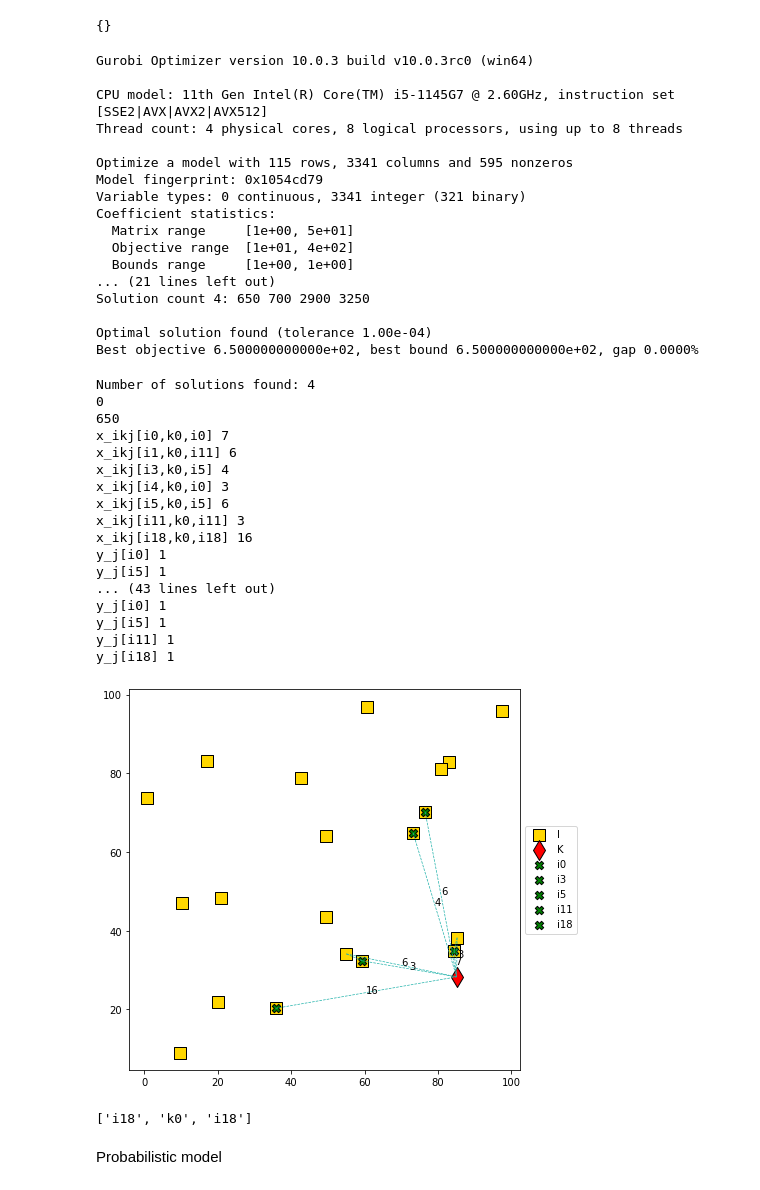
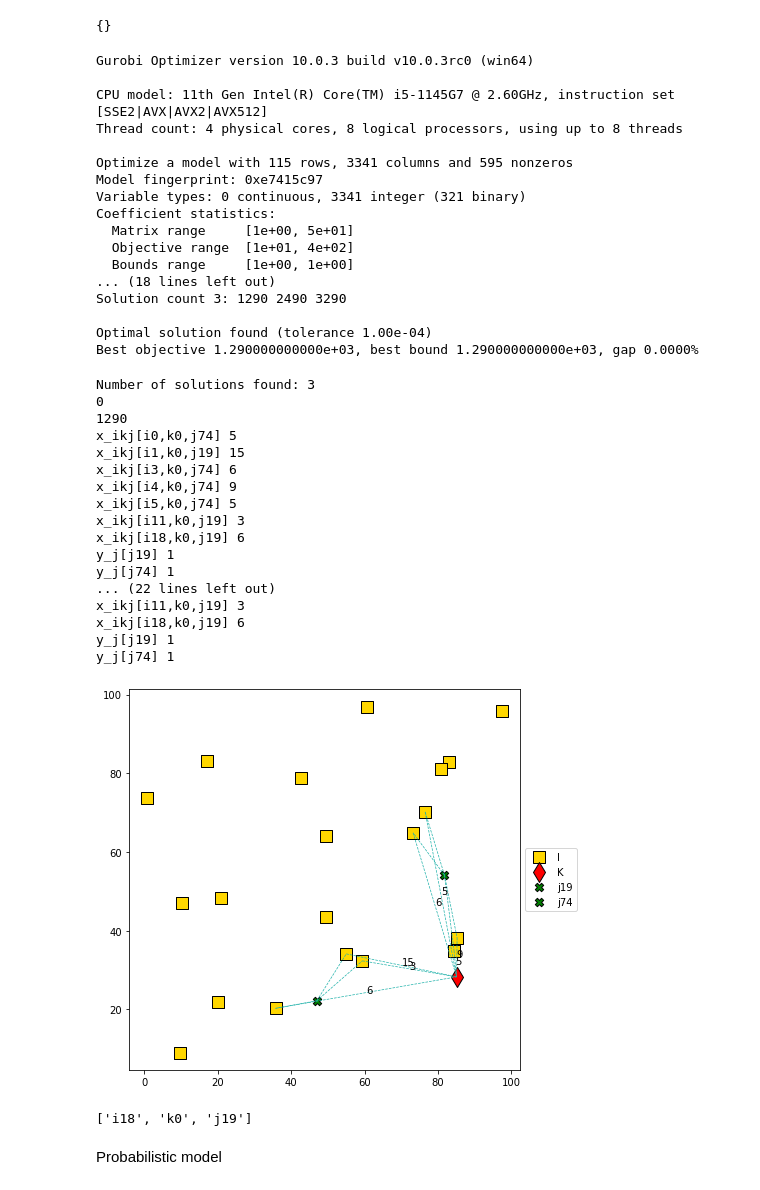
Before and after one commit to petrenaa/Master_Thesis_Drone_Specimen_Delivery, a Jupyter notebook: Specimen Delivery Project.ipynb, the cells around one changed output. Drawn from its saved outputs; the diff is of its cells as text; code cells hidden in the pictures.

```diff
--- a/Specimen Delivery Project.ipynb
+++ b/Specimen Delivery Project.ipynb
@@ -75,7 +75,7 @@ for j in J.index:
     if j.startswith('j'):
         beta[j] = 400
     else:
-        beta[j] = 50
+        beta[j] = 400
 
 q_j = {j: 50 for j in J.index}
 up_bound = 12
@@ -264,17 +264,17 @@ CPU model: 11th Gen Intel(R) Core(TM) i5-1145G7 @ 2.60GHz, instruction set [SSE2
 Thread count: 4 physical cores, 8 logical processors, using up to 8 threads
 
 Optimize a model with 115 rows, 3341 columns and 595 nonzeros
-Model fingerprint: 0x1054cd79
+Model fingerprint: 0xe7415c97
 Variable types: 0 continuous, 3341 integer (321 binary)
 Coefficient statistics:
   Matrix range     [1e+00, 5e+01]
   Objective range  [1e+01, 4e+02]
   Bounds range     [1e+00, 1e+00]
-... (21 lines left out)
-Solution count 4: 650 700 2900 3250
+... (18 lines left out)
+Solution count 3: 1290 2490 3290
 
 Optimal solution found (tolerance 1.00e-04)
-Best objective 6.500000000000e+02, best bound 6.500000000000e+02, gap 0.0000%
+Best objective 1.290000000000e+03, best bound 1.290000000000e+03, gap 0.0000%
 # %%
 def ListSolution(model):
         nSolutions = model.SolCount
@@ -293,58 +293,57 @@ def ListSolution(model):
         print("\n")
 
 ListSolution(model_det)
-#model_det.setParamGRB.Param.SolutionNumber, 0)
 # %% [output]
-Number of solutions found: 4
+Number of solutions found: 3
 0
-650
-x_ikj[i0,k0,i0] 7
-x_ikj[i1,k0,i11] 6
-x_ikj[i3,k0,i5] 4
-x_ikj[i4,k0,i0] 3
-x_ikj[i5,k0,i5] 6
-x_ikj[i11,k0,i11] 3
-x_ikj[i18,k0,i18] 16
-y_j[i0] 1
-y_j[i5] 1
-... (43 lines left out)
-y_j[i0] 1
-y_j[i5] 1
-y_j[i11] 1
-y_j[i18] 1
+1290
+x_ikj[i0,k0,j74] 5
+x_ikj[i1,k0,j19] 15
+x_ikj[i3,k0,j74] 6
+x_ikj[i4,k0,j74] 9
+x_ikj[i5,k0,j74] 5
+x_ikj[i11,k0,j19] 3
+x_ikj[i18,k0,j19] 6
+y_j[j19] 1
+y_j[j74] 1
+... (22 lines left out)
+x_ikj[i11,k0,j19] 3
+x_ikj[i18,k0,j19] 6
+y_j[j19] 1
+y_j[j74] 1
 # %%
 def SolutionGraph(I, K, J, model):
 
         axs, fig = plt.subplots(1, 1, figsize = (7, 7))
 
         fig.scatter(I['Latitude'], I['Longtitude'], color = 'gold', edgecolors = 'black',
                                 marker = 's', s = 150, label = 'I')
         fig.scatter(K['Latitude'], K['Longtitude'], color = 'red', edgecolors = 'black',
                                 marker = 'd', s = 200, label = 'K')
 
-        model.setParam(GRB.Param.SolutionNumber, 1)
+        model.setParam(GRB.Param.SolutionNumber, 0)
         for v in model.getVars():
                 if v.xn > 0:
                         if v.varName.startswith('x_ikj'):
                                 indices_x = v.varName[6:-1].split(',') #drop variable name and brackets and convert to a list of indices
                                 fig.plot((J.loc[indices_x[2], 'Latitude'], I.loc[indices_x[0], 'Latitude']),
                                         (J.loc[indices_x[2], 'Longtitude'], I.loc[indices_x[0], 'Longtitude']),
                                         color = 'lightseagreen', linestyle = "--", linewidth = 0.7)
                                 fig.plot((I.loc[indices_x[0], 'Latitude'], K.loc[indices_x[1], 'Latitude']),
                                         (I.loc[indices_x[0], 'Longtitude'], K.loc[indices_x[1], 'Longtitude']),
                                         color = 'lightseagreen', linestyle = "--", linewidth = 0.7)
                                 fig.annotate(str(int(v.xn)), xy = ((K.loc[indices_x[1], 'Latitude'] + I.loc[indices_x[0], 'Latitude'])/2,
                                                                 (K.loc[indices_x[1], 'Longtitude'] + I.loc[indices_x[0], 'Longtitude'])/2))
                         else:
                                 index_y = v.varName[4:-1]
                                 fig.scatter(J.loc[index_y, 'Latitude'], J.loc[index_y, 'Longtitude'], color = 'green',
                                         edgecolors = 'black', s = 70, marker = 'X', label = index_y)
                 fig.legend(loc = 'center left', bbox_to_anchor = (1, 0.5))
 
 
 SolutionGraph(I, K, J, model_det)
 # %% [output]
-[figure, old version]
+[figure, new version]
 # %%
 for v in model_det.getVars():
         if v.xn > 0:
@@ -352,7 +351,7 @@ for v in model_det.getVars():
                 indices_x = v.varName[6:-1].split(',')
 indices_x
 # %% [output]
-['i18', 'k0', 'i18']
+['i18', 'k0', 'j19']
 # %% [markdown]
 Probabilistic model
 # %%
```
Also changed, not shown: parts of 6 cells of this notebook.
